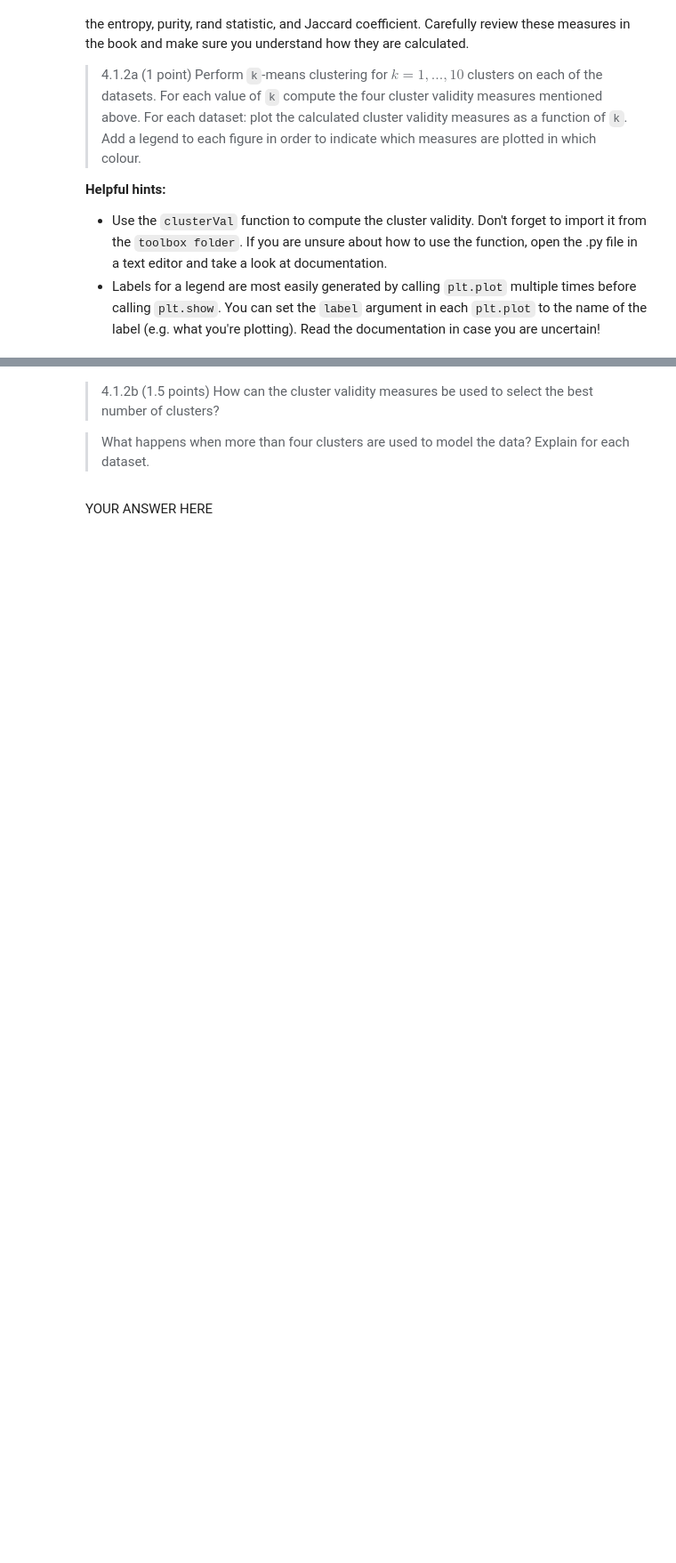
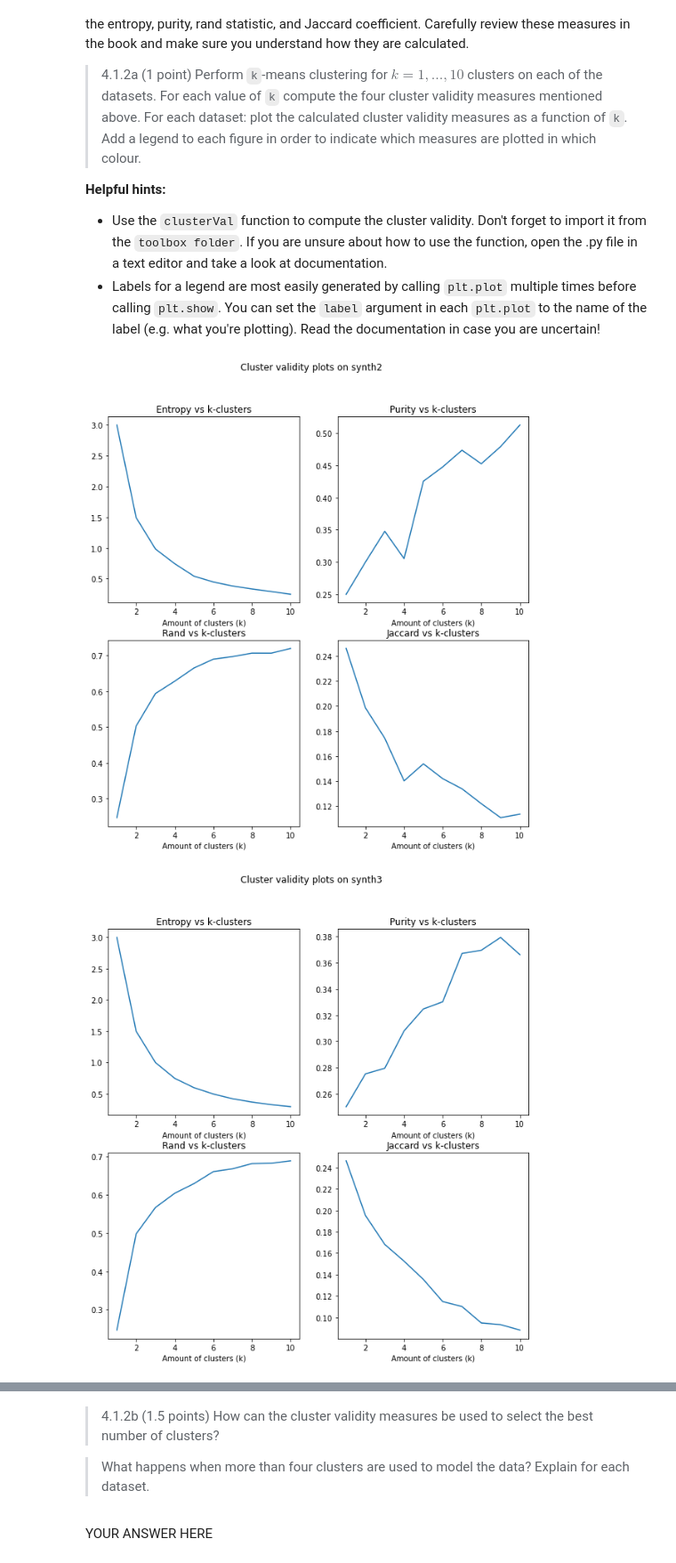
Before and after one commit to Senna-Renting/Data-Mining-Assignments, a Jupyter notebook: assignment_4/assignment_4.ipynb, the cells around one changed output, grey strips where cells are left out. Shown at 89% size. Cells and saved outputs as stored; diff of their text form; code cells hidden in the pictures; blank space fills up the shorter version.

```diff
--- a/assignment_4/assignment_4.ipynb
+++ b/assignment_4/assignment_4.ipynb
@@ -80,0 +116,49 @@ raise NotImplementedError()
+# %%
+# YOUR CODE HERE
+all_filenames = filenames.copy()
+all_filenames.append("synth1")
+for filename in all_filenames:
+    Es = list()
+    Ps = list()
+    Rs = list()
+    Js = list()
+    ks = list(range(1,11))
+    for k in ks:
+        kmns = KMeans(n_clusters=k, init="k-means++")
+        data = loadmat(f"./data/{filename}")
+        X = data["X"]
+        y = data["y"]
+        kmns.fit(X)
+        E,P,R,J = clusterVal(y, kmns.labels_)
+        Es.append(E)
+        Ps.append(P)
+        Rs.append(R)
+        Js.append(J)
+        #print(f"{filename}'s validity for {k} clusters")
+        #print(f"Entropy: {E}, Purity: {P}, Rand: {R}, Jaccard: {J}")
+    # plot the entropy vs k-clusters
+    fig, axs = plt.subplots(2,2, figsize=(10,10))
+    fig.suptitle(f"Cluster validity plots on {filename}")
+    axs[0][0].set_title("Entropy vs k-clusters")
+    axs[0][0].set_xlabel("Entropy value")
+    axs[0][0].set_xlabel("Amount of clusters (k)")
+    axs[0][0].plot(ks, Es)
+    # plot the purity vs k-clusters
+    axs[0][1].set_title("Purity vs k-clusters")
+    axs[0][1].set_xlabel("Purity value")
+    axs[0][1].set_xlabel("Amount of clusters (k)")
+    axs[0][1].plot(ks, Ps)
+    # plot the rand vs k-clusters
+    axs[1][0].set_title("Rand vs k-clusters")
+    axs[1][0].set_ylabel("Rand value")
+    axs[1][0].set_xlabel("Amount of clusters (k)")
+    axs[1][0].plot(ks, Rs)
+    # plot the jaccard vs k-clusters
+    axs[1][1].set_title("Jaccard vs k-clusters")
+    axs[1][1].set_ylabel("Jaccard value")
+    axs[1][1].set_xlabel("Amount of clusters (k)")
+    axs[1][1].plot(ks, Js)
+    plt.show()
+# %% [output]
+[figure, added]
+[figure, added]
```
Also changed, not shown: parts of 8 cells of this notebook.
